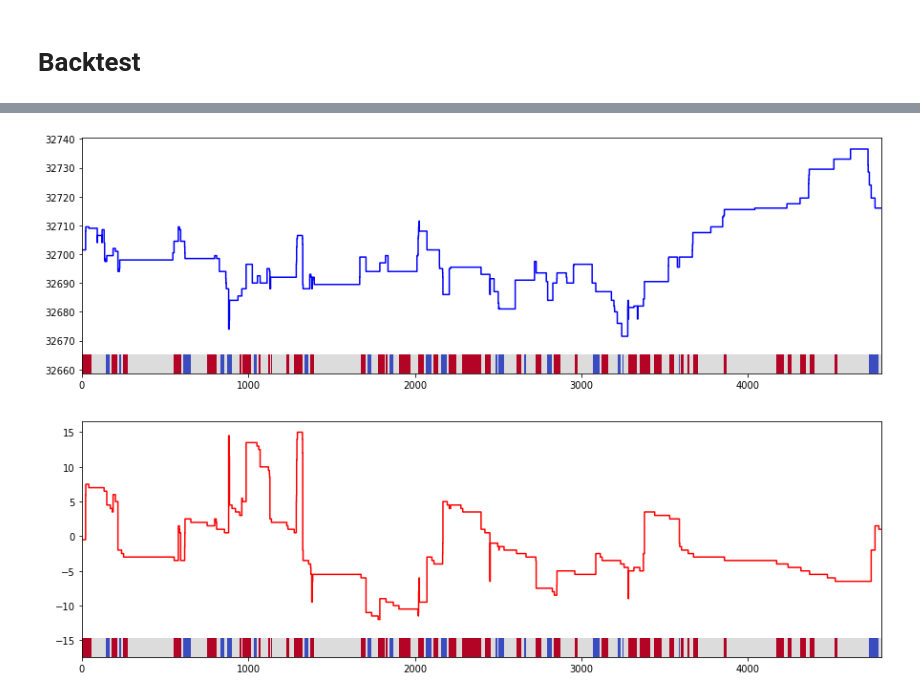
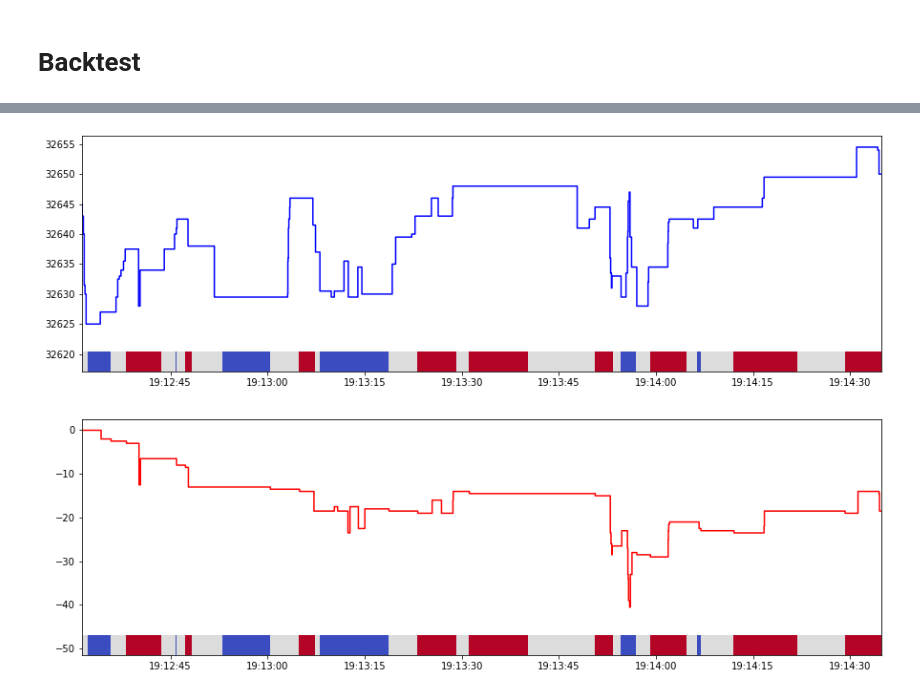
Before and after one commit to starovoitovs/deribot, a Jupyter notebook: train_inception.ipynb, the cells around one changed output, grey strips where cells are left out. Drawn from its saved outputs; the diff is of its cells as text; code cells hidden in the pictures.

```diff
--- a/train_inception.ipynb
+++ b/train_inception.ipynb
@@ -335,19 +378,0 @@ def integrate(df, strategy_column, bid_column='best_bid_price', ask_column='best
-# %%
-df = pd.read_csv('_input/data/20210714_182011.csv')
-df.index = pd.to_datetime(df['timestamp']*1000*1000)
-
-pnls = []
-
-STEP = 1000
-
-for i in tqdm(np.arange(0, 38000, STEP)):
-    dff = create_strategy(df[i:i+STEP])
-    int_df = integrate(dff, 'ewm_strategy_10')
-    pnls += [int_df.iloc[-1]['pnl']]
-
-plt.hist(pnls)
-print(np.mean(pnls), np.std(pnls))
-
-# edge
-p = np.mean(pnls)
-print(p)
@@ -358,24 +379,7 @@ print(p)
-# %%
-def plot_strategy_and_pnl(df):
-
-    fig, ax = plt.subplots(figsize=(15, 10), nrows=2)
-
-    df0 = df[~df.isna().any(axis=1)]
-
-    height = (df0['best_bid_price'].max() - df0['best_bid_price'].min()) * 0.1
-    X = np.repeat(np.arange(len(df0) + 1).reshape(1, -1), 2, axis=0)
-    Y = np.repeat([[0, height]], len(df0) + 1, axis=0).T + df0['best_bid_price'].min() - 2 * height
-    ax[0].pcolor(X, Y, df0[['ewm_strategy_10']].to_numpy().T, cmap='coolwarm', alpha=1.)
-    ax[0].step(np.arange(len(df0)), df0['best_bid_price'].to_numpy(), c='b')
-
-    int_df = integrate(df, 'ewm_strategy_10')
-    int_df = int_df[~int_df.isna().any(axis=1)]
-    height = (int_df['pnl'].max() - int_df['pnl'].min()) * 0.1
-    X = np.repeat(np.arange(len(df0) + 1).reshape(1, -1), 2, axis=0)
-    Y = np.repeat([[0, height]], len(df0) + 1, axis=0).T + int_df['pnl'].min() - 2 * height
-    ax[1].pcolor(X, Y, df0[['ewm_strategy_10']].to_numpy().T, cmap='coolwarm', alpha=1.)
-    ax[1].step(np.arange(len(int_df)), int_df['pnl'].to_numpy(), c='r')
-# %%
-plot_strategy_and_pnl(dff)
-# %% [output]
-[figure, removed]
+# %%
+STEP = 1000
+OFFSET = 5000
+df0 = dff[OFFSET:OFFSET+STEP]
+plot_strategy_and_pnl(df0, 'ewm_strategy_10')
+# %% [output]
+[figure, added]
```
Also changed, not shown: parts of 18 cells of this notebook, 1 other file.
